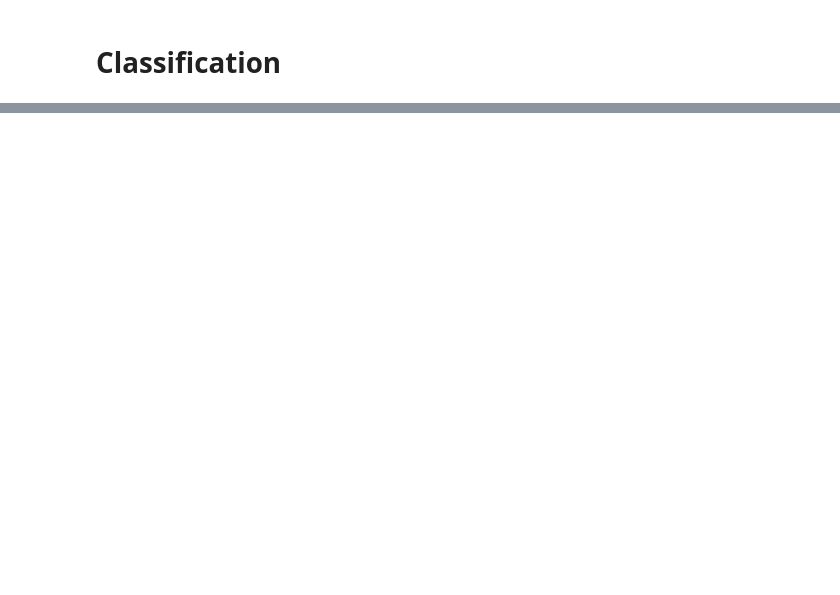
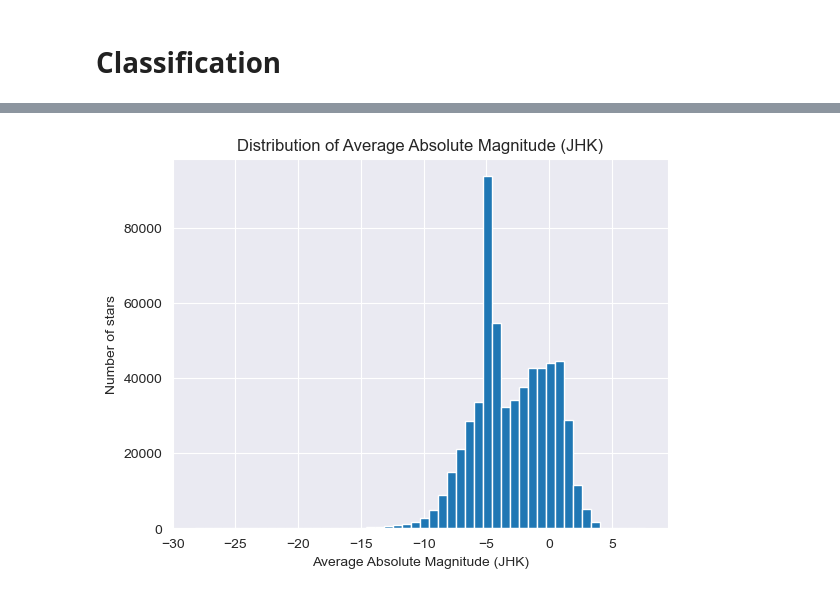
Before and after one commit to astrodeepnet/students-project-2024, a Jupyter notebook: notebooks/s2/input_classes.ipynb, the cells around one changed output, grey strips where cells are left out. Saved outputs shown, nothing was run; the diff lists cells and outputs as text; code cells hidden in the pictures; blank space fills up the shorter version.

```diff
--- a/notebooks/s2/input_classes.ipynb
+++ b/notebooks/s2/input_classes.ipynb
@@ -353 +351,12 @@ Name: count, dtype: int64
+# %%
+light_classes_vector = np.array(light_classes_vector)
+
+# show distribution of light classes
+plt.hist(light_classes_vector, bins=50)
+plt.xlabel('Average Absolute Magnitude (JHK)')
+plt.ylabel('Number of stars')
+plt.title('Distribution of Average Absolute Magnitude (JHK)')
+plt.show()
+# %% [output]
+[figure, added]
 # %%
```
Also changed, not shown: parts of 21 cells of this notebook, 1 other file.
